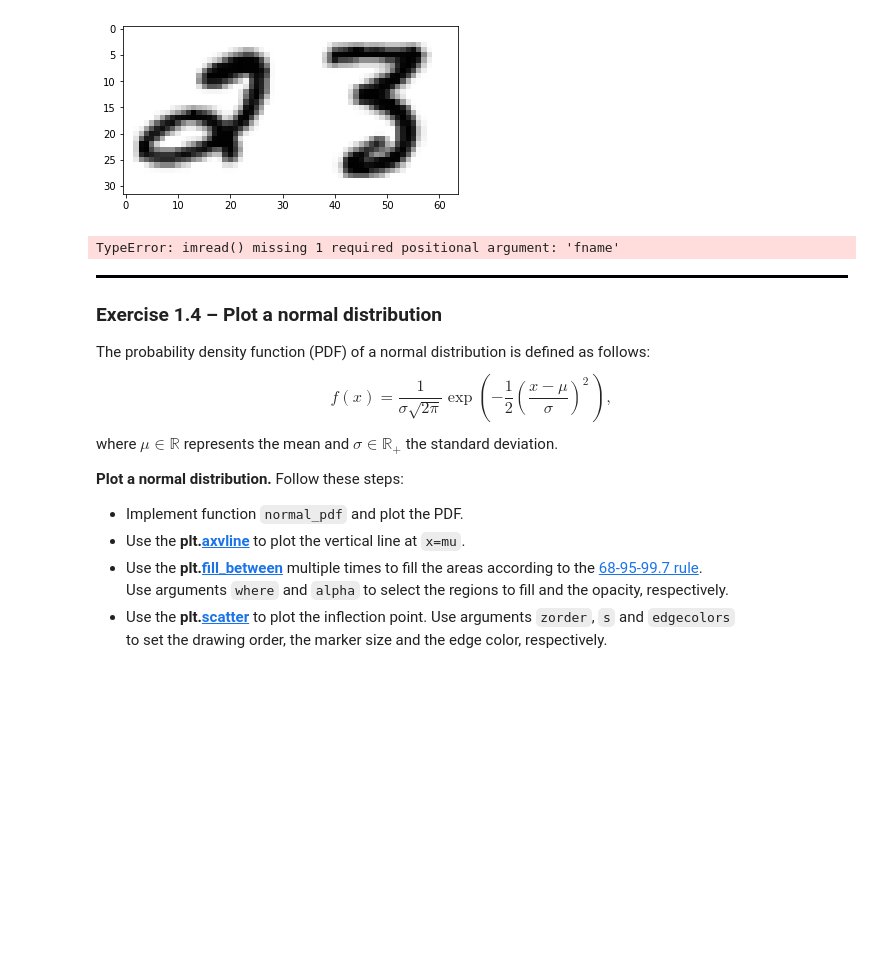
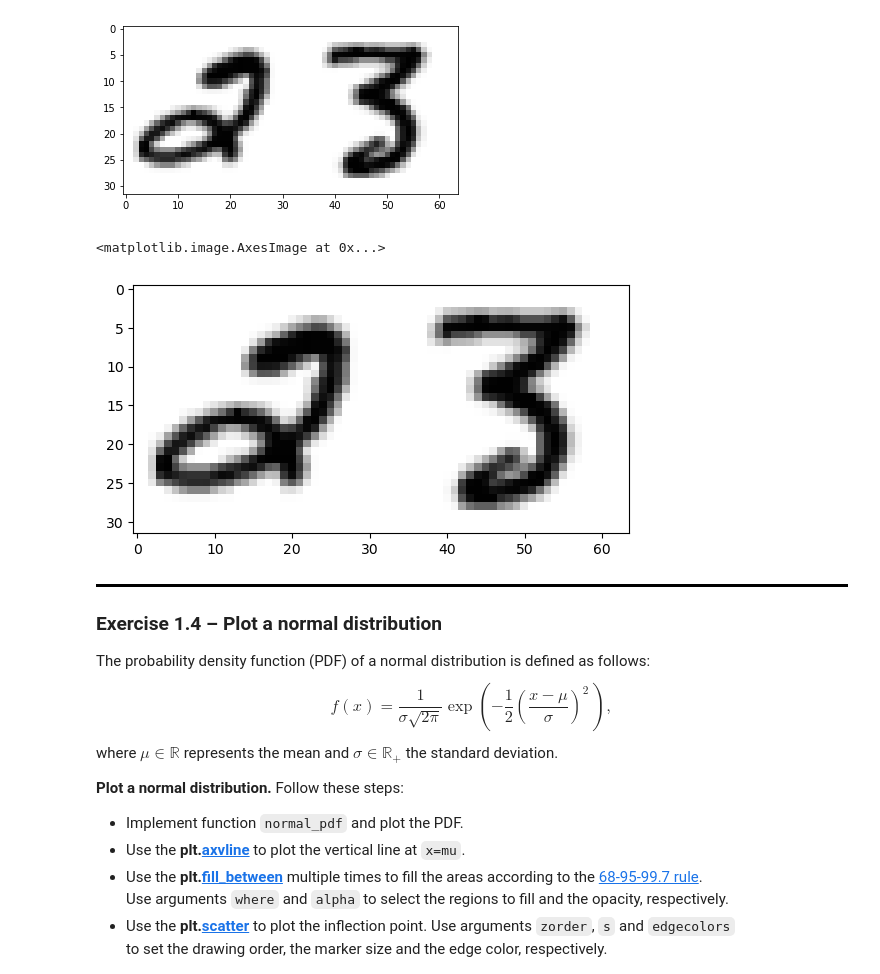
Before and after one commit to GameRyder/fall2023, a Jupyter notebook: 432/lab 2/lab-week2-plotting-exercises-without-solutions.ipynb, the cells around one changed output. Drawn from its saved outputs; the diff is of its cells as text; code cells hidden in the pictures; blank space fills up the shorter version.

```diff
--- a/432/lab 2/lab-week2-plotting-exercises-without-solutions.ipynb
+++ b/432/lab 2/lab-week2-plotting-exercises-without-solutions.ipynb
@@ -158,9 +158,12 @@ plt.show()
 ![image.png](embedded-picture-1)
 # %%
 # Your code here. Aim for 3-4 lines.
-plt.imread()
+image1 = plt.imread('./mnist-digit-2.png')
+image2 = plt.imread('./mnist-digit-3.png')
+plt.imshow(np.hstack((image1, image2)))
 # %% [output]
-TypeError: imread() missing 1 required positional argument: 'fname'
+<matplotlib.image.AxesImage at 0x...>
+[figure, added]
 # %% [markdown]
 <div style="border-bottom: 3px solid black;"></div>
 
```
Also changed, not shown: parts of 2 cells of this notebook.
